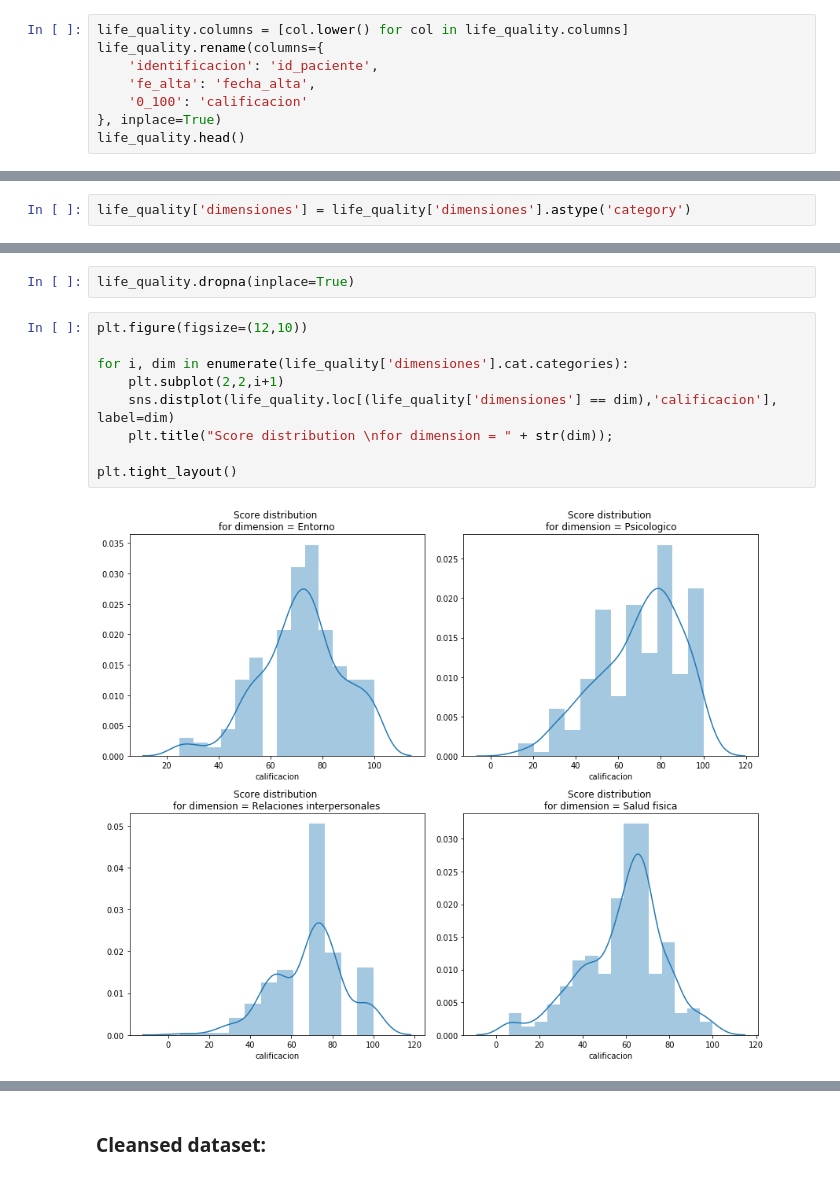
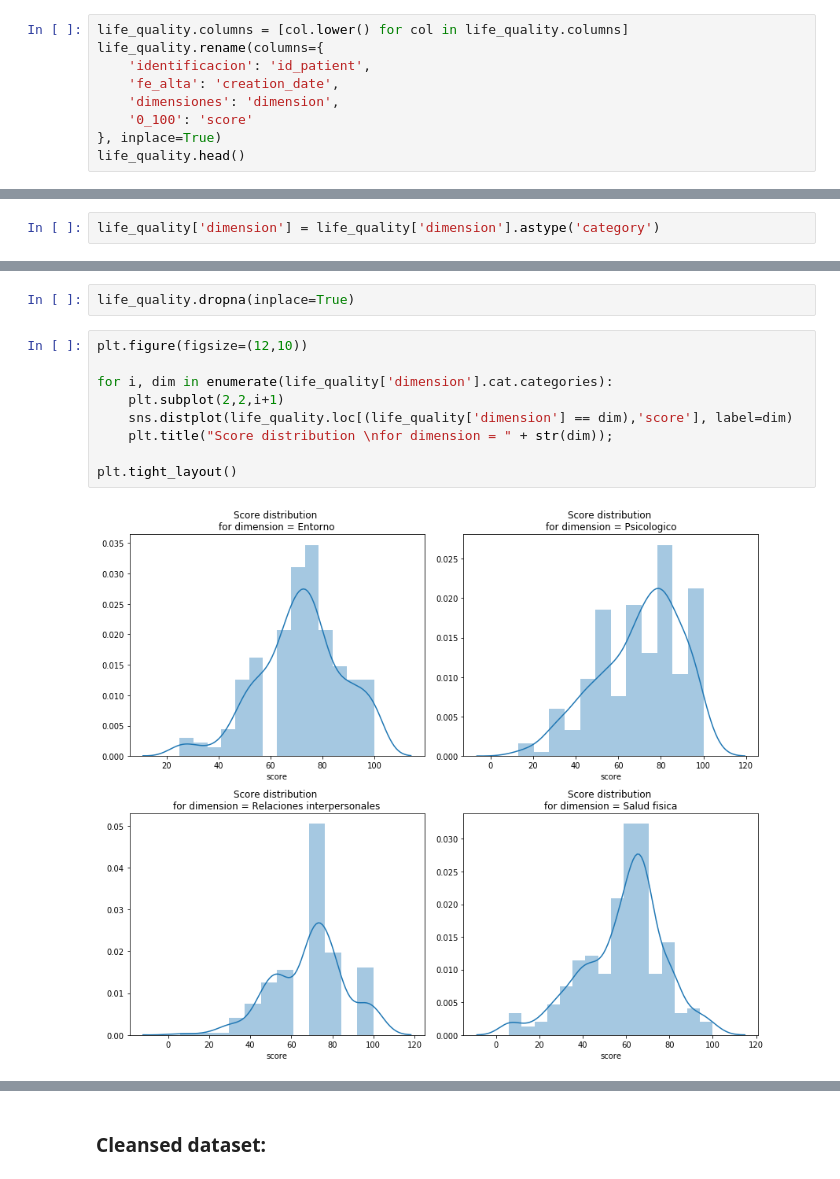
Before and after one commit to DS4A-T22/exploratory_data_analysis, a Jupyter notebook: EDA-Well-Being Index.ipynb, the cells around one changed output, grey strips where cells are left out. Cells and saved outputs as stored; diff of their text form.

```diff
--- a/EDA-Well-Being Index.ipynb
+++ b/EDA-Well-Being Index.ipynb
@@ -45,9 +45,10 @@ life_quality.head()
 # %%
 life_quality.columns = [col.lower() for col in life_quality.columns]
 life_quality.rename(columns={
-    'identificacion': 'id_paciente',
-    'fe_alta': 'fecha_alta',
-    '0_100': 'calificacion'
+    'identificacion': 'id_patient',
+    'fe_alta': 'creation_date',
+    'dimensiones': 'dimension',
+    '0_100': 'score'
 }, inplace=True)
 life_quality.head()
 # %% [output]
@@ -63,7 +64,7 @@ life_quality['dimensiones'].unique()
 array(['Entorno', 'Psicologico', 'Relaciones interpersonales',
        'Salud fisica'], dtype=object)
 # %%
-life_quality['dimensiones'] = life_quality['dimensiones'].astype('category')
+life_quality['dimension'] = life_quality['dimension'].astype('category')
 # %%
 life_quality.info()
 # %% [output]
@@ -127,12 +128,12 @@ life_quality.dropna(inplace=True)
 # %%
 plt.figure(figsize=(12,10))
 
-for i, dim in enumerate(life_quality['dimensiones'].cat.categories):
+for i, dim in enumerate(life_quality['dimension'].cat.categories):
     plt.subplot(2,2,i+1)
-    sns.distplot(life_quality.loc[(life_quality['dimensiones'] == dim),'calificacion'], label=dim)
+    sns.distplot(life_quality.loc[(life_quality['dimension'] == dim),'score'], label=dim)
     plt.title("Score distribution \nfor dimension = " + str(dim));
 
 plt.tight_layout()
 # %% [output]
-[figure, old version]
+[figure, new version]
 # %%
```
Also changed, not shown: parts of 13 cells of this notebook, 6 other files.
